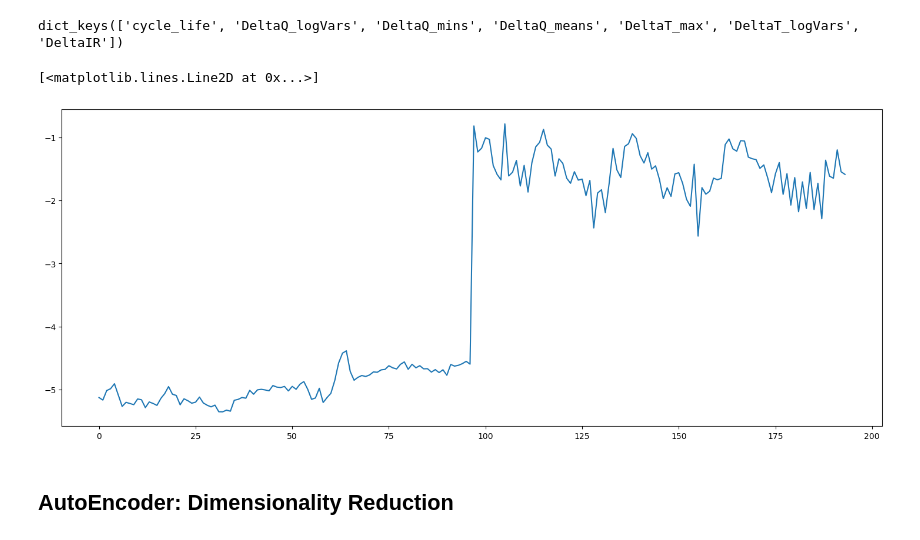
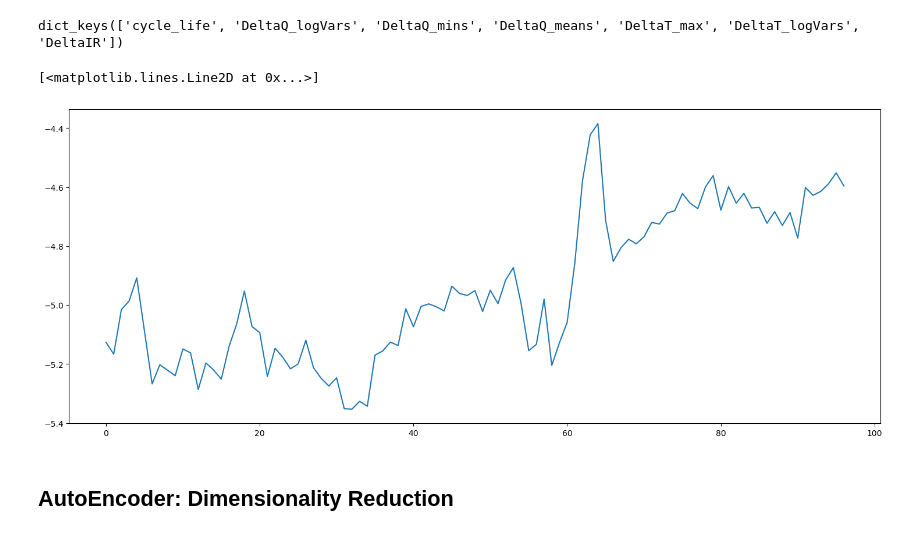
Before and after one commit to nathan99sun/HybridPred, a Jupyter notebook: source/AutoEncoders_DimensionReduction.ipynb, the cells around one changed output. Drawn from its saved outputs; the diff is of its cells as text; code cells hidden in the pictures.

```diff
--- a/source/AutoEncoders_DimensionReduction.ipynb
+++ b/source/AutoEncoders_DimensionReduction.ipynb
@@ -25,36 +25,36 @@ dict_keys(['cycle_life', 'DeltaQ_logVars', 'DeltaQ_mins', 'DeltaQ_means', 'Delta
 n_cycles = 98
 cut_start = 1
 
 features = [
     "DeltaQ_logVars",
-#    "DeltaQ_mins",
+    #"DeltaQ_mins",
     #"DeltaQ_means",
     # "DeltaT_max",
-     "DeltaT_logVars",
+    # "DeltaT_logVars",
 ]
 
 n_cycles = n_cycles - cut_start
 y = np.zeros(124)
 x = np.zeros((124, n_cycles*len(features)))
 
 for i, cell in enumerate(data.keys()):
     for j, feature in enumerate(features):
         x[i, j*n_cycles:(j+1)*n_cycles] = data[cell][feature][cut_start:]
     #charge_policies[i] = 1/(data[cell]["chargetime_policy"])
     y[i] = np.log10(data[cell]["cycle_life"])
 
 # convert to tensors and concatenate features and labels
 x = torch.Tensor(x)
 y = torch.Tensor(y)
 
 # scaler = preprocessing.StandardScaler().fit(x)
 # x = torch.Tensor(scaler.transform(x))
 
 
 plt.plot(x[3])
 # %% [output]
 [<matplotlib.lines.Line2D at 0x...>]
-[figure, old version]
+[figure, new version]
 # %% [markdown]
 ## **AutoEncoder: Dimensionality Reduction**
 # %% [markdown]
```
Also changed, not shown: parts of 2 cells of this notebook.
